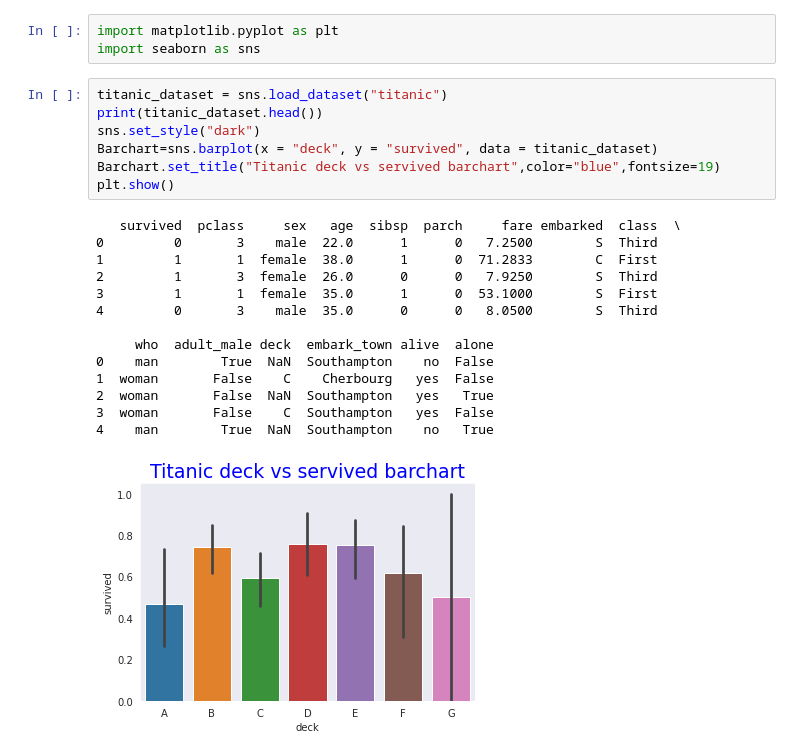
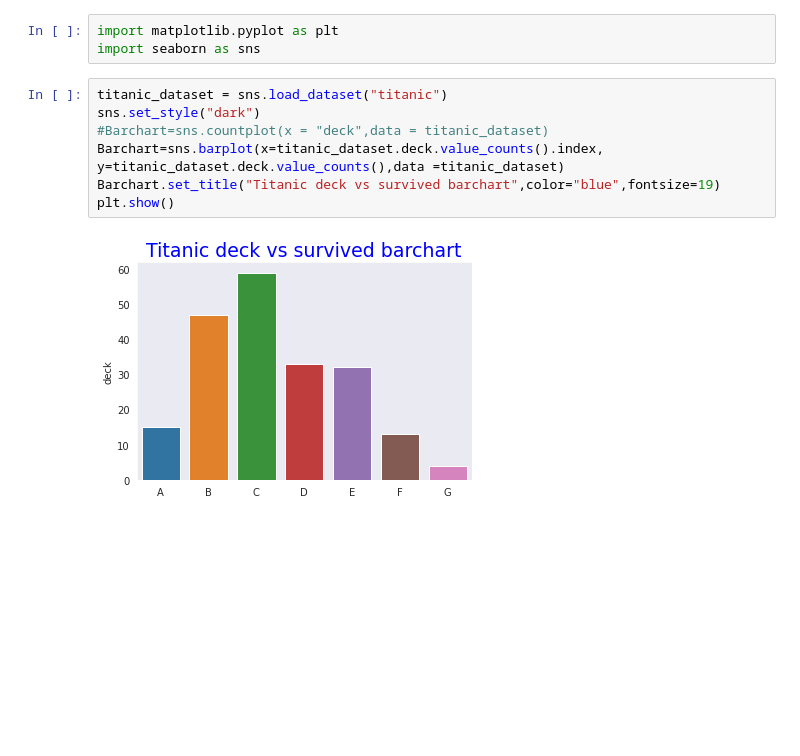
Before and after one commit to ritikapatel1410/Python_Libraries, a Jupyter notebook: Visualization_Libraries/Visualization_Libraries/Seaborn/Seaborn_Bar_plot/sns_create_barplot_dack_count.ipynb, the cells around one changed output. Drawn from its saved outputs; the diff is of its cells as text; blank space fills up the shorter version.

Commit message:
Refactor: new file sns_create_barplot_dack_count.ipynb added

```diff
--- a/Visualization_Libraries/Visualization_Libraries/Seaborn/Seaborn_Bar_plot/sns_create_barplot_dack_count.ipynb
+++ b/Visualization_Libraries/Visualization_Libraries/Seaborn/Seaborn_Bar_plot/sns_create_barplot_dack_count.ipynb
@@ -9,23 +9,10 @@ import matplotlib.pyplot as plt
 import seaborn as sns
 # %%
 titanic_dataset = sns.load_dataset("titanic")
-print(titanic_dataset.head())
 sns.set_style("dark")
-Barchart=sns.barplot(x = "deck", y = "survived", data = titanic_dataset)
-Barchart.set_title("Titanic deck vs servived barchart",color="blue",fontsize=19)
+#Barchart=sns.countplot(x = "deck",data = titanic_dataset)
+Barchart=sns.barplot(x=titanic_dataset.deck.value_counts().index, y=titanic_dataset.deck.value_counts(),data =titanic_dataset)
+Barchart.set_title("Titanic deck vs survived barchart",color="blue",fontsize=19)
 plt.show()
 # %% [output]
-   survived  pclass     sex   age  sibsp  parch     fare embarked  class  \
-0         0       3    male  22.0      1      0   7.2500        S  Third
-1         1       1  female  38.0      1      0  71.2833        C  First
-2         1       3  female  26.0      0      0   7.9250        S  Third
-3         1       1  female  35.0      1      0  53.1000        S  First
-4         0       3    male  35.0      0      0   8.0500        S  Third
-
-     who  adult_male deck  embark_town alive  alone
-0    man        True  NaN  Southampton    no  False
-1  woman       False    C    Cherbourg   yes  False
-2  woman       False  NaN  Southampton   yes   True
-3  woman       False    C  Southampton   yes  False
-4    man        True  NaN  Southampton    no   True
-[figure, old version]
+[figure, new version]
```
